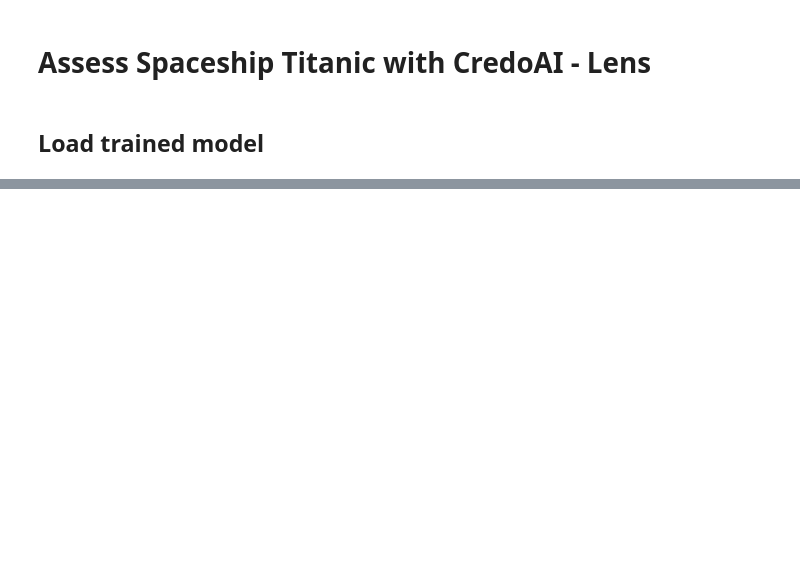
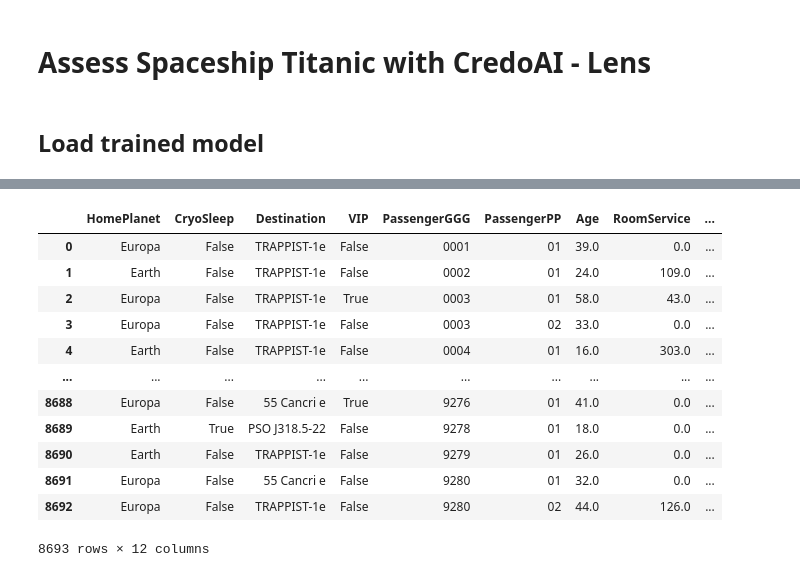
Before and after one commit to PIWEEK/ethicai, a Jupyter notebook: Spaceship Titanic/Spaceship Titanic Lens.ipynb, the cells around one changed output, grey strips where cells are left out. Saved outputs shown, nothing was run; the diff lists cells and outputs as text; code cells hidden in the pictures; blank space fills up the shorter version.

```diff
--- a/Spaceship Titanic/Spaceship Titanic Lens.ipynb
+++ b/Spaceship Titanic/Spaceship Titanic Lens.ipynb
@@ -36,3 +61,36 @@ fe_eng = FunctionTransformer(feature_engineering)
 # %%
 with open('model.jlb', 'rb') as file:
     model = joblib.load(file)
+# %%
+imputer = ColumnTransformer(
+    [
+        (
+            'label_imputer',
+            SimpleImputer(strategy='most_frequent'),
+            ['HomePlanet', 'CryoSleep', 'Destination', 'VIP', 'PassengerGGG', 'PassengerPP']
+        ),
+        (
+            'num_imputer',
+            SimpleImputer(strategy='mean'),
+            ['Age', 'RoomService', 'FoodCourt', 'ShoppingMall', 'Spa', 'VRDeck']
+        )
+    ],
+    verbose_feature_names_out=False,
+    remainder='drop'
+).set_output(transform='pandas')
+
+imputer.fit_transform(fe_eng.fit_transform(train_data))
+# %% [output]
+|  | HomePlanet | CryoSleep | Destination | VIP | PassengerGGG | PassengerPP | Age | RoomService | ... |
+| 0 | Europa | False | TRAPPIST-1e | False | 0001 | 01 | 39.0 | 0.0 | ... |
+| 1 | Earth | False | TRAPPIST-1e | False | 0002 | 01 | 24.0 | 109.0 | ... |
+| 2 | Europa | False | TRAPPIST-1e | True | 0003 | 01 | 58.0 | 43.0 | ... |
+| 3 | Europa | False | TRAPPIST-1e | False | 0003 | 02 | 33.0 | 0.0 | ... |
+| 4 | Earth | False | TRAPPIST-1e | False | 0004 | 01 | 16.0 | 303.0 | ... |
+| ... | ... | ... | ... | ... | ... | ... | ... | ... | ... |
+| 8688 | Europa | False | 55 Cancri e | True | 9276 | 01 | 41.0 | 0.0 | ... |
+| 8689 | Earth | True | PSO J318.5-22 | False | 9278 | 01 | 18.0 | 0.0 | ... |
+| 8690 | Earth | False | TRAPPIST-1e | False | 9279 | 01 | 26.0 | 0.0 | ... |
+| 8691 | Europa | False | 55 Cancri e | False | 9280 | 01 | 32.0 | 0.0 | ... |
+| 8692 | Europa | False | TRAPPIST-1e | False | 9280 | 02 | 44.0 | 126.0 | ... |
+8693 rows × 12 columns
```
Also changed, not shown: parts of 7 cells of this notebook, 4 other files.
